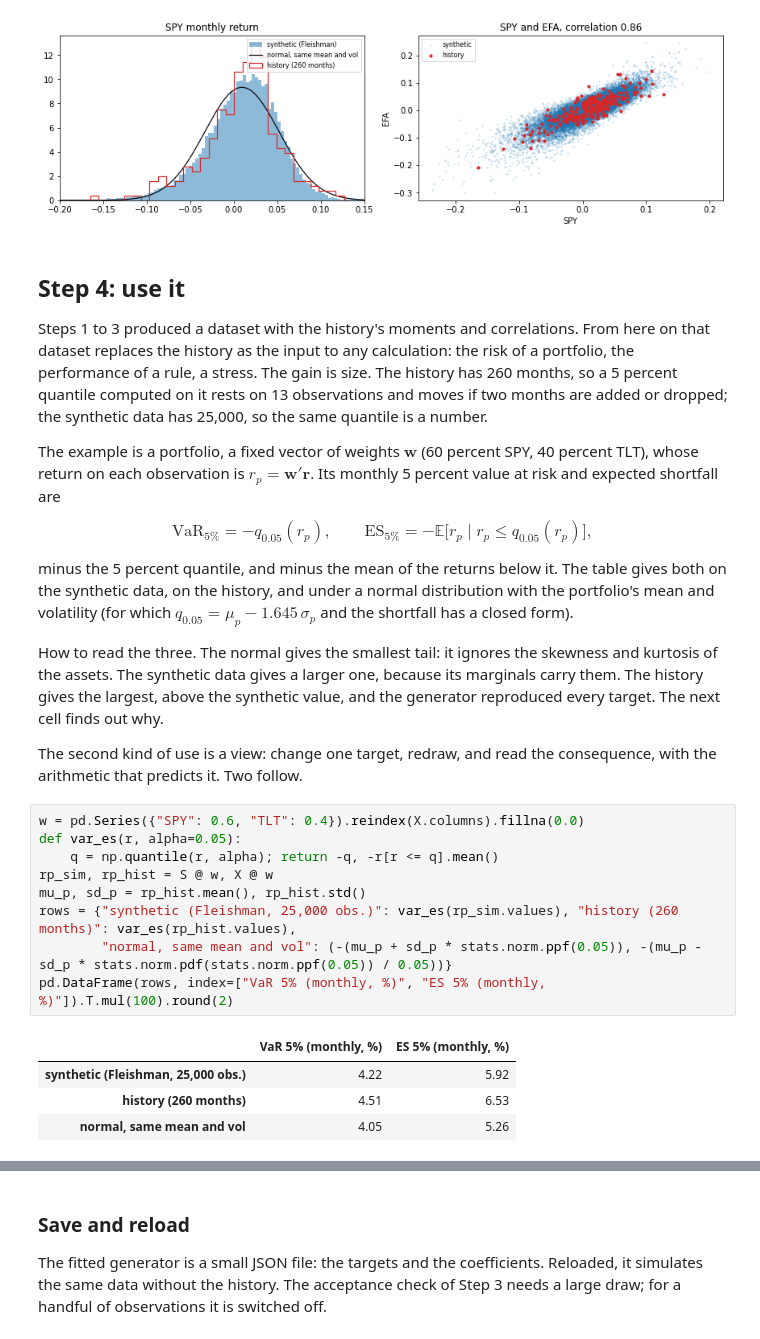
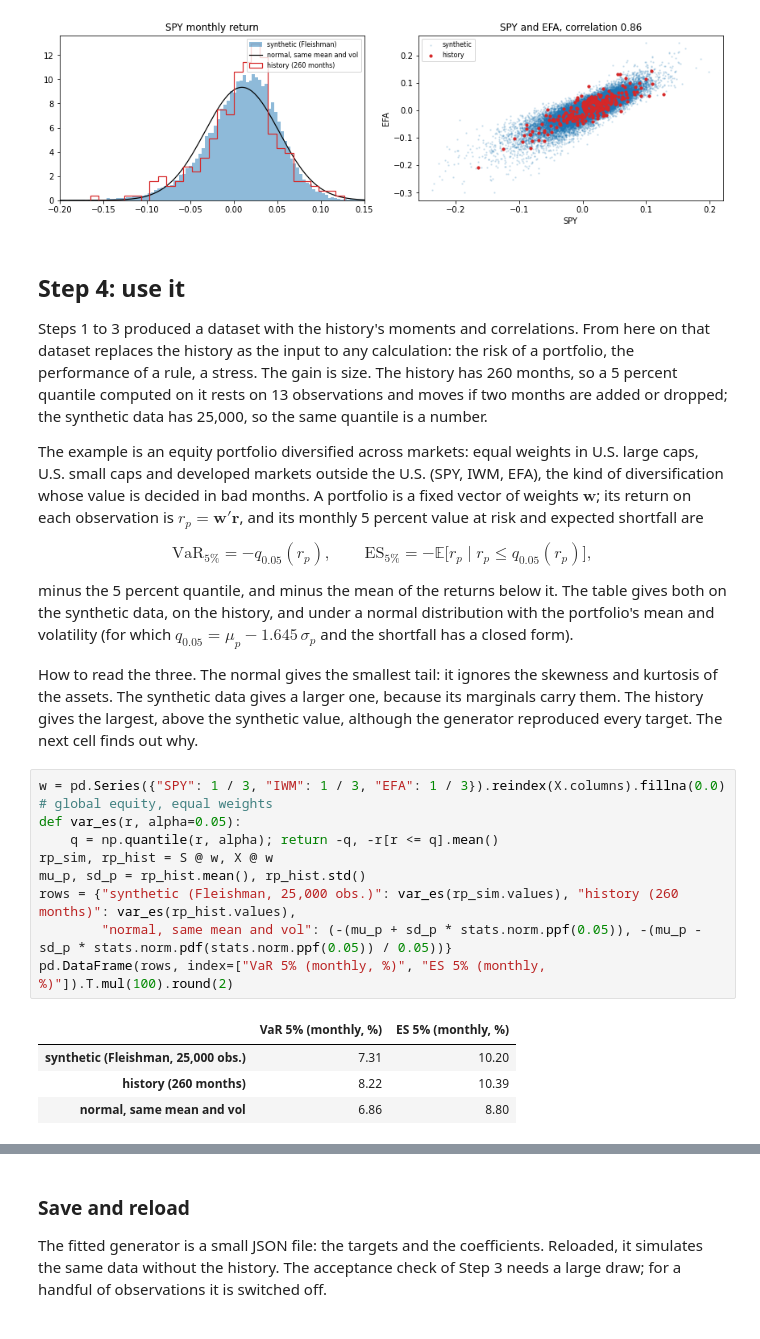
Before and after one commit to mamadouyamar/CVineMarketGen, a Jupyter notebook: examples/01_matching_moments_and_correlations.ipynb, the cells around one changed output, grey strips where cells are left out. Saved outputs shown, nothing was run; the diff lists cells and outputs as text.

```diff
--- a/examples/01_matching_moments_and_correlations.ipynb
+++ b/examples/01_matching_moments_and_correlations.ipynb
@@ -235,9 +235,12 @@ gain is size. The history has 260 months, so a 5 percent quantile computed on
 it rests on 13 observations and moves if two months are added or dropped; the
 synthetic data has 25,000, so the same quantile is a number.
 
-The example is a portfolio, a fixed vector of weights $\mathbf w$ (60 percent
-SPY, 40 percent TLT), whose return on each observation is $r_p = \mathbf w' \mathbf r$.
-Its monthly 5 percent value at risk and expected shortfall are
+The example is an equity portfolio diversified across markets: equal weights
+in U.S. large caps, U.S. small caps and developed markets outside the U.S.
+(SPY, IWM, EFA), the kind of diversification whose value is decided in bad
+months. A portfolio is a fixed vector of weights $\mathbf w$; its return on
+each observation is $r_p = \mathbf w' \mathbf r$, and its monthly 5 percent value
+at risk and expected shortfall are
 
 $$
 \mathrm{VaR}_{5\%} = -q_{0.05}(r_p), \qquad \mathrm{ES}_{5\%} = -\mathbb E\big[r_p \mid r_p \le q_{0.05}(r_p)\big],
@@ -250,25 +253,23 @@ $q_{0.05} = \mu_p - 1.645\,\sigma_p$ and the shortfall has a closed form).
 
 How to read the three. The normal gives the smallest tail: it ignores the
 skewness and kurtosis of the assets. The synthetic data gives a larger one,
-because its marginals carry them. The history gives the largest, above the synthetic value,
-and the generator reproduced every target. The next cell finds out why.
-
-The second kind of use is a view: change one target, redraw, and read the
-consequence, with the arithmetic that predicts it. Two follow.
+because its marginals carry them. The history gives the largest, above the
+synthetic value, although the generator reproduced every target. The next
+cell finds out why.
 # %%
-w = pd.Series({"SPY": 0.6, "TLT": 0.4}).reindex(X.columns).fillna(0.0)
+w = pd.Series({"SPY": 1 / 3, "IWM": 1 / 3, "EFA": 1 / 3}).reindex(X.columns).fillna(0.0)    # global equity, equal weights
 def var_es(r, alpha=0.05):
     q = np.quantile(r, alpha); return -q, -r[r <= q].mean()
 rp_sim, rp_hist = S @ w, X @ w
 mu_p, sd_p = rp_hist.mean(), rp_hist.std()
 rows = {"synthetic (Fleishman, 25,000 obs.)": var_es(rp_sim.values), "history (260 months)": var_es(rp_hist.values),
         "normal, same mean and vol": (-(mu_p + sd_p * stats.norm.ppf(0.05)), -(mu_p - sd_p * stats.norm.pdf(stats.norm.ppf(0.05)) / 0.05))}
 pd.DataFrame(rows, index=["VaR 5% (monthly, %)", "ES 5% (monthly, %)"]).T.mul(100).round(2)
 # %% [output]
 |  | VaR 5% (monthly, %) | ES 5% (monthly, %) |
-| synthetic (Fleishman, 25,000 obs.) | 4.22 | 5.92 |
-| history (260 months) | 4.51 | 6.53 |
-| normal, same mean and vol | 4.05 | 5.26 |
+| synthetic (Fleishman, 25,000 obs.) | 7.31 | 10.20 |
+| history (260 months) | 8.22 | 10.39 |
+| normal, same mean and vol | 6.86 | 8.80 |
 # %% [markdown]
 ### Why the synthetic tail is short
 
```
Also changed, not shown: parts of 11 cells of this notebook.
